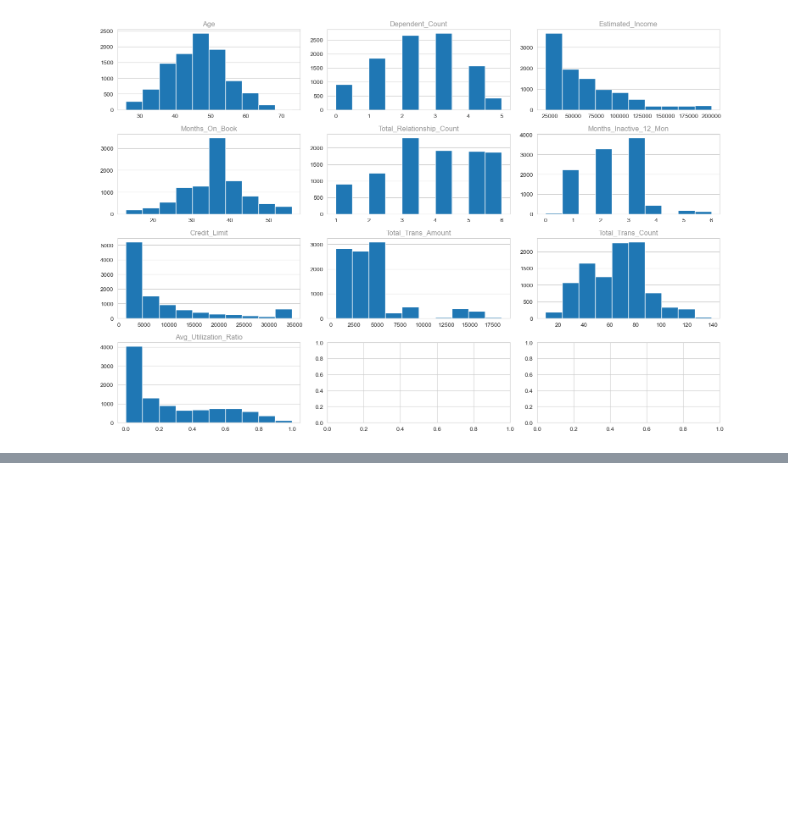
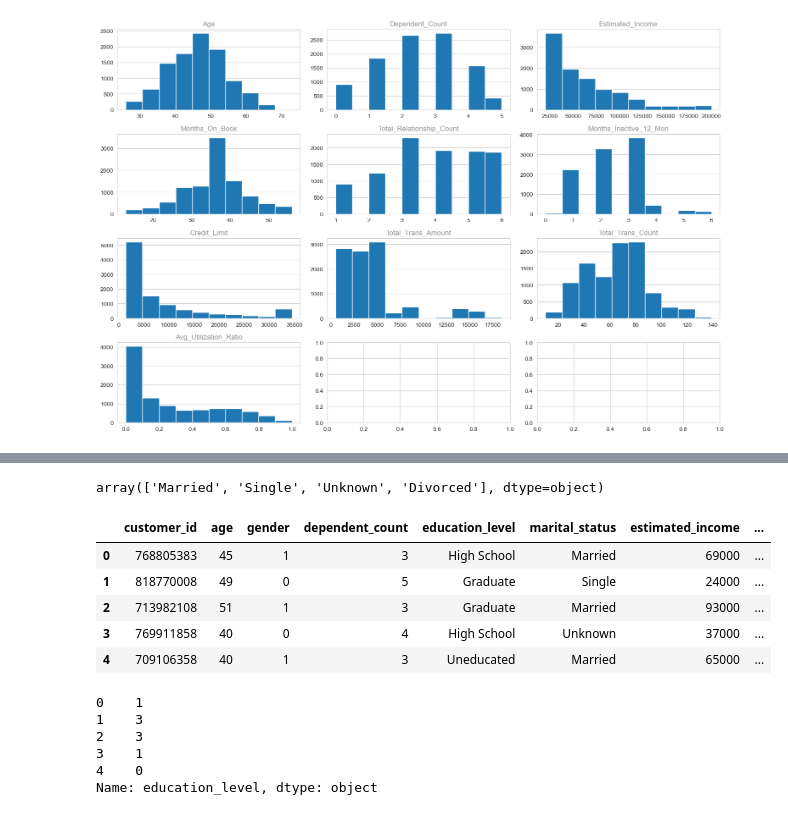
Before and after one commit to Sunday-Okey/Data-Scientist-in-Python, a Jupyter notebook: Projects/Credit Card Customer Segmentation.ipynb, the cells around one changed output, grey strips where cells are left out. Cells and saved outputs as stored; diff of their text form; code cells hidden in the pictures; blank space fills up the shorter version.

```diff
--- a/Projects/Credit Card Customer Segmentation.ipynb
+++ b/Projects/Credit Card Customer Segmentation.ipynb
@@ -166,0 +234,28 @@ plt.show()
+# %%
+customers['marital_status'].unique()
+# %% [output]
+array(['Married', 'Single', 'Unknown', 'Divorced'], dtype=object)
+# %%
+customers_modif = customers.copy()
+customers_modif['gender'] = customers['gender'].apply(lambda x: 1 if x == 'M' else 0)
+customers_modif.head()
+# %% [output]
+|  | customer_id | age | gender | dependent_count | education_level | marital_status | estimated_income | ... |
+| 0 | 768805383 | 45 | 1 | 3 | High School | Married | 69000 | ... |
+| 1 | 818770008 | 49 | 0 | 5 | Graduate | Single | 24000 | ... |
+| 2 | 713982108 | 51 | 1 | 3 | Graduate | Married | 93000 | ... |
+| 3 | 769911858 | 40 | 0 | 4 | High School | Unknown | 37000 | ... |
+| 4 | 709106358 | 40 | 1 | 3 | Uneducated | Married | 65000 | ... |
+# %%
+pd.set_option('future.no_silent_downcasting', True)
+customers_modif.replace(to_replace={'Uneducated': 0, 'High School': 1, 'College':2,
+                                    'Graduate': 3, 'Post-Graduate': 4, 'Doctorate':5}, inplace=True)
+# customers['education_level'].map({'Uneducated': 0, 'High School': 1, 'College':2,'Graduate': 3, 'Post-Graduate': 4, 'Doctorate':5})
+customers_modif['education_level'].head()
+# %% [output]
+0    1
+1    3
+2    3
+3    1
+4    0
+Name: education_level, dtype: object
```
Also changed, not shown: parts of 31 cells of this notebook.
